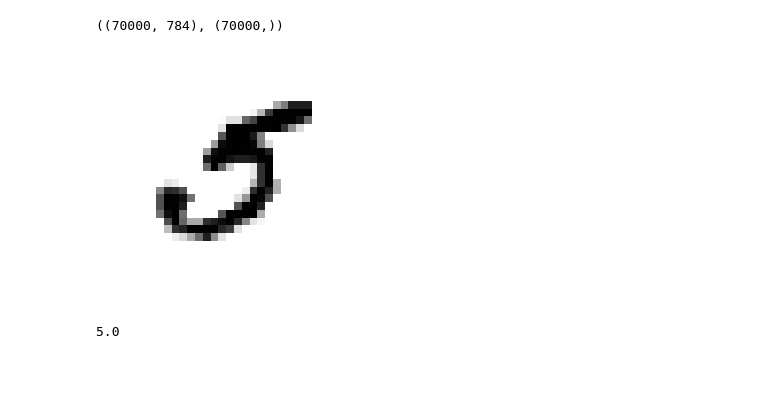
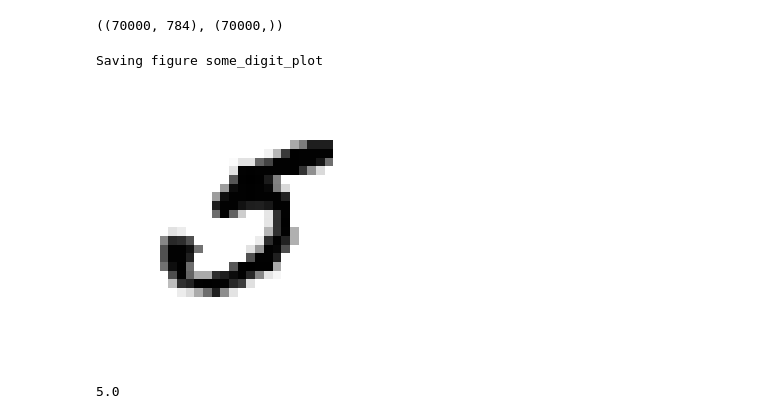
Before and after one commit to bholbein/machine-learning, a Jupyter notebook: Chapter 3 - Classification.ipynb, the cells around one changed output. Cells and saved outputs as stored; diff of their text form; code cells hidden in the pictures; blank space fills up the shorter version.

```diff
--- a/Chapter 3 - Classification.ipynb
+++ b/Chapter 3 - Classification.ipynb
@@ -53,17 +53,19 @@ X.shape, y.shape
 # %%
 # draw a random entry
 %matplotlib inline
 import matplotlib
 import matplotlib.pyplot as plt
 
 some_digit = X[36000]
 some_digit_image = some_digit.reshape(28,28)
 
 plt.imshow(some_digit_image, cmap =matplotlib.cm.binary, interpolation="nearest")
 plt.axis("off")
+save_fig("some_digit_plot")
 plt.show()
 # %% [output]
+Saving figure some_digit_plot
-[figure, old version]
+[figure, new version]
 # %%
 # check label
 y[36000]
```
Also changed, not shown: parts of 11 cells of this notebook, 4 other files.
